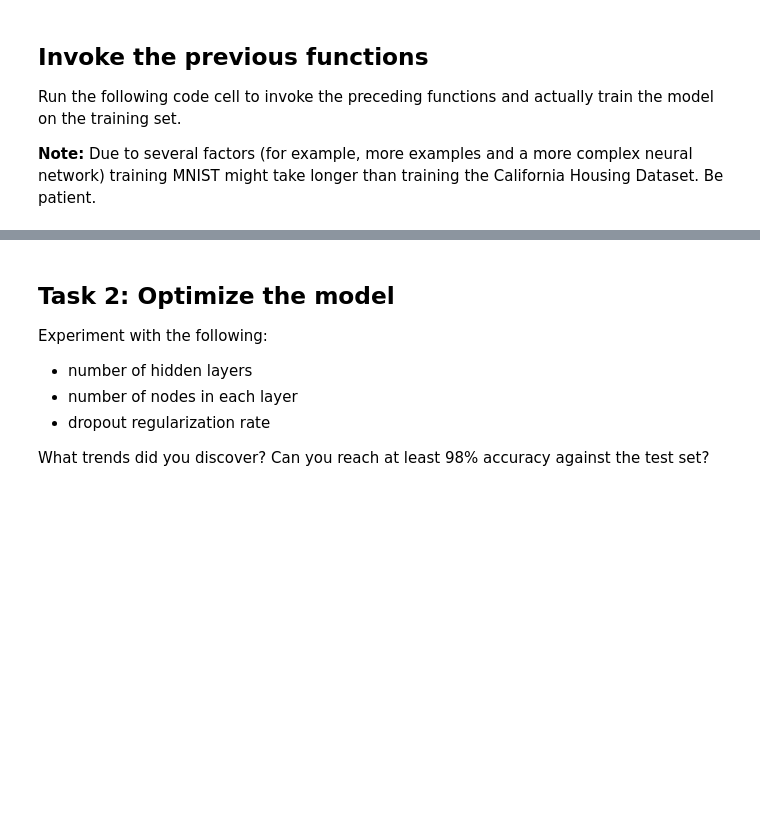
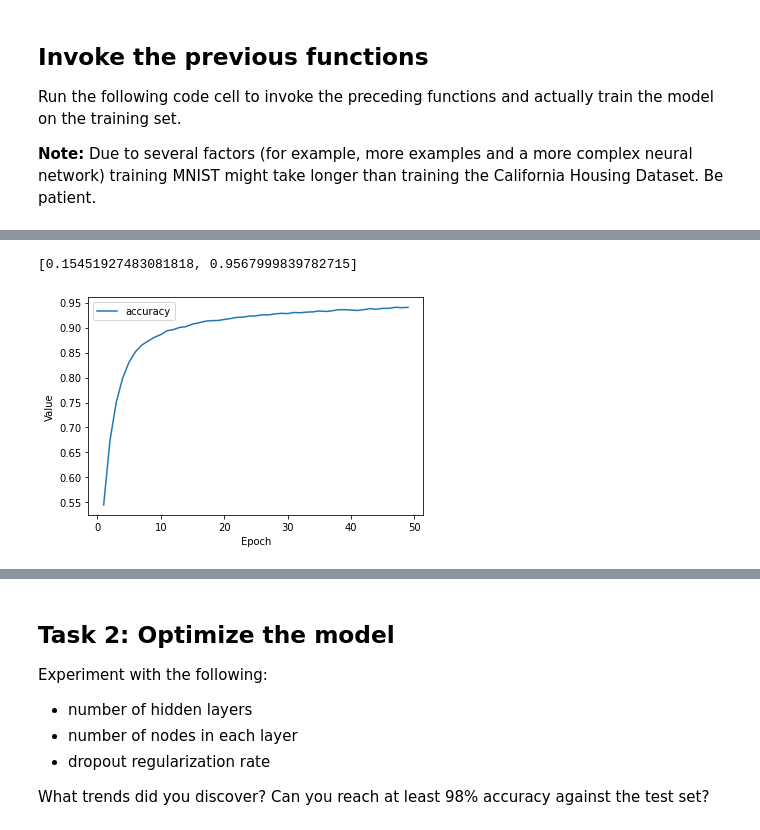
Before and after one commit to IanEdington/learn, a Jupyter notebook: machine-learning/ggl-mlcc/Multi_class_classification_with_MNIST.ipynb, the cells around one changed output, grey strips where cells are left out. Cells and saved outputs as stored; diff of their text form; code cells hidden in the pictures; blank space fills up the shorter version.

Commit message:
update with current learning

```diff
--- a/machine-learning/ggl-mlcc/Multi_class_classification_with_MNIST.ipynb
+++ b/machine-learning/ggl-mlcc/Multi_class_classification_with_MNIST.ipynb
@@ -240,0 +336,78 @@ my_model.evaluate(x=x_test_normalized, y=y_test, batch_size=batch_size)
+# %%
+def create_model(my_learning_rate):
+  """Create and compile a deep neural net."""
+
+  # All models in this course are sequential.
+  model = tf.keras.models.Sequential()
+
+  # The features are stored in a two-dimensional 28X28 array.
+  # Flatten that two-dimensional array into a a one-dimensional
+  # 784-element array.
+  model.add(tf.keras.layers.Flatten(input_shape=(28, 28)))
+
+  # Define the first hidden layer.
+  model.add(tf.keras.layers.Dense(units=32, activation='relu'))
+  # Define a dropout regularization layer.
+  model.add(tf.keras.layers.Dropout(rate=0.2))
+  # Define the first hidden layer.
+  model.add(tf.keras.layers.Dense(units=32, activation='relu'))
+  # Define a dropout regularization layer.
+  model.add(tf.keras.layers.Dropout(rate=0.2))
+  # Define the first hidden layer.
+  model.add(tf.keras.layers.Dense(units=32, activation='relu'))
+  # Define a dropout regularization layer.
+  model.add(tf.keras.layers.Dropout(rate=0.2))
+
+  # Define the output layer. The units parameter is set to 10 because
+  # the model must choose among 10 possible output values (representing
+  # the digits from 0 to 9, inclusive).
+  #
+  # Don't change this layer.
+  model.add(tf.keras.layers.Dense(units=10, activation='softmax'))
+
+  # Construct the layers into a model that TensorFlow can execute.
+  # Notice that the loss function for multi-class classification
+  # is different than the loss function for binary classification.
+  model.compile(optimizer=tf.keras.optimizers.Adam(lr=my_learning_rate),
+                loss="sparse_categorical_crossentropy",
+                metrics=['accuracy'])
+
+  return model
+
+
+def train_model(model, train_features, train_label, epochs,
+                batch_size=None, validation_split=0.1):
+  """Train the model by feeding it data."""
+
+  history = model.fit(x=train_features, y=train_label, batch_size=batch_size,
+                      epochs=epochs, shuffle=True,
+                      validation_split=validation_split)
+
+  # To track the progression of training, gather a snapshot
+  # of the model's metrics at each epoch.
+  epochs = history.epoch
+  hist = pd.DataFrame(history.history)
+
+  return epochs, hist
+
+# The following variables are the hyperparameters.
+learning_rate = 0.003
+epochs = 50
+batch_size = 4000
+validation_split = 0.2
+
+# Establish the model's topography.
+my_model = create_model(learning_rate)
+
+# Train the model on the normalized training set.
+epochs, hist = train_model(my_model, x_train_normalized, y_train,
+                           epochs, batch_size, validation_split)
+
+# Plot a graph of the metric vs. epochs.
+list_of_metrics_to_plot = ['accuracy']
+plot_curve(epochs, hist, list_of_metrics_to_plot)
+
+# Evaluate against the test set.
+print("\n Evaluate the new model against the test set:")
+my_model.evaluate(x=x_test_normalized, y=y_test, batch_size=batch_size)
+# %% [output]
@@ -240,0 +431,2 @@ my_model.evaluate(x=x_test_normalized, y=y_test, batch_size=batch_size)
+[0.15451927483081818, 0.9567999839782715]
+[figure, added]
```
Also changed, not shown: parts of 6 cells of this notebook.
